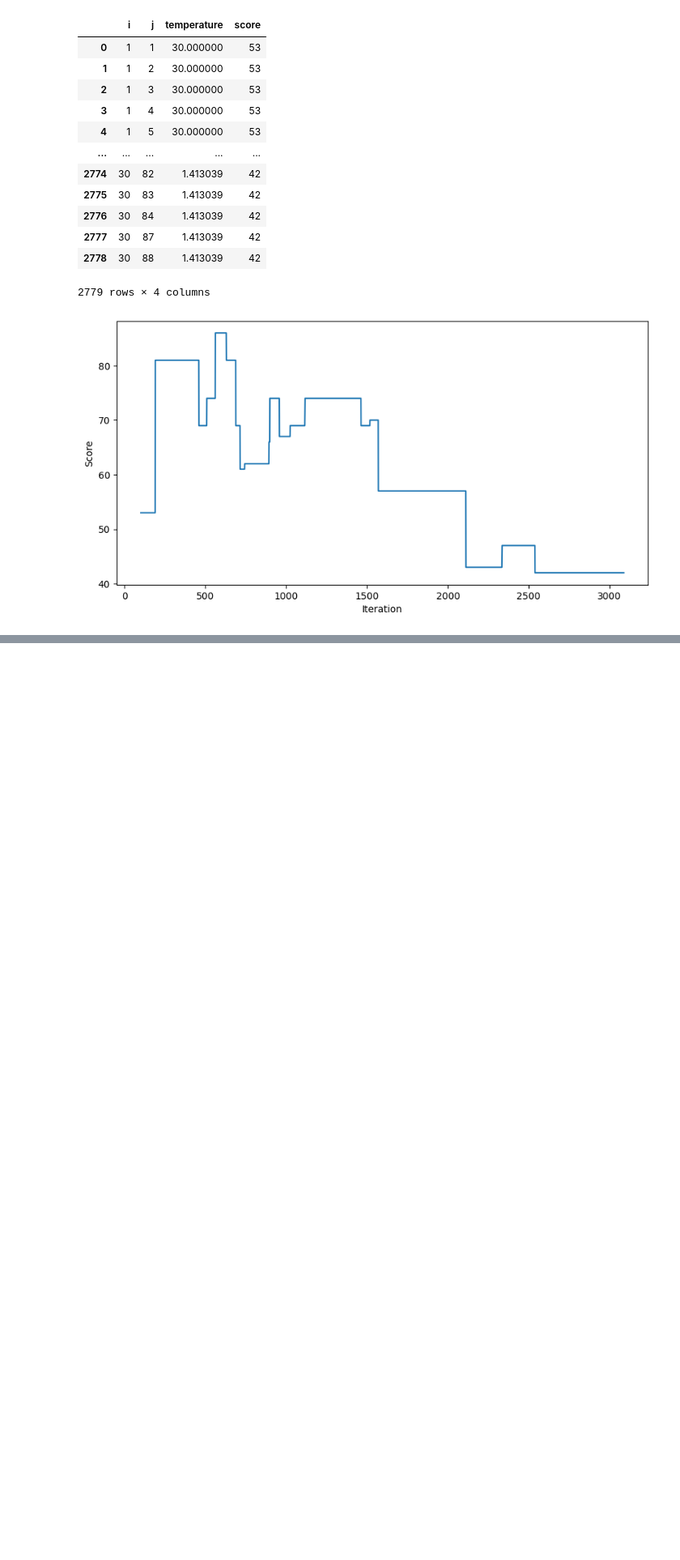
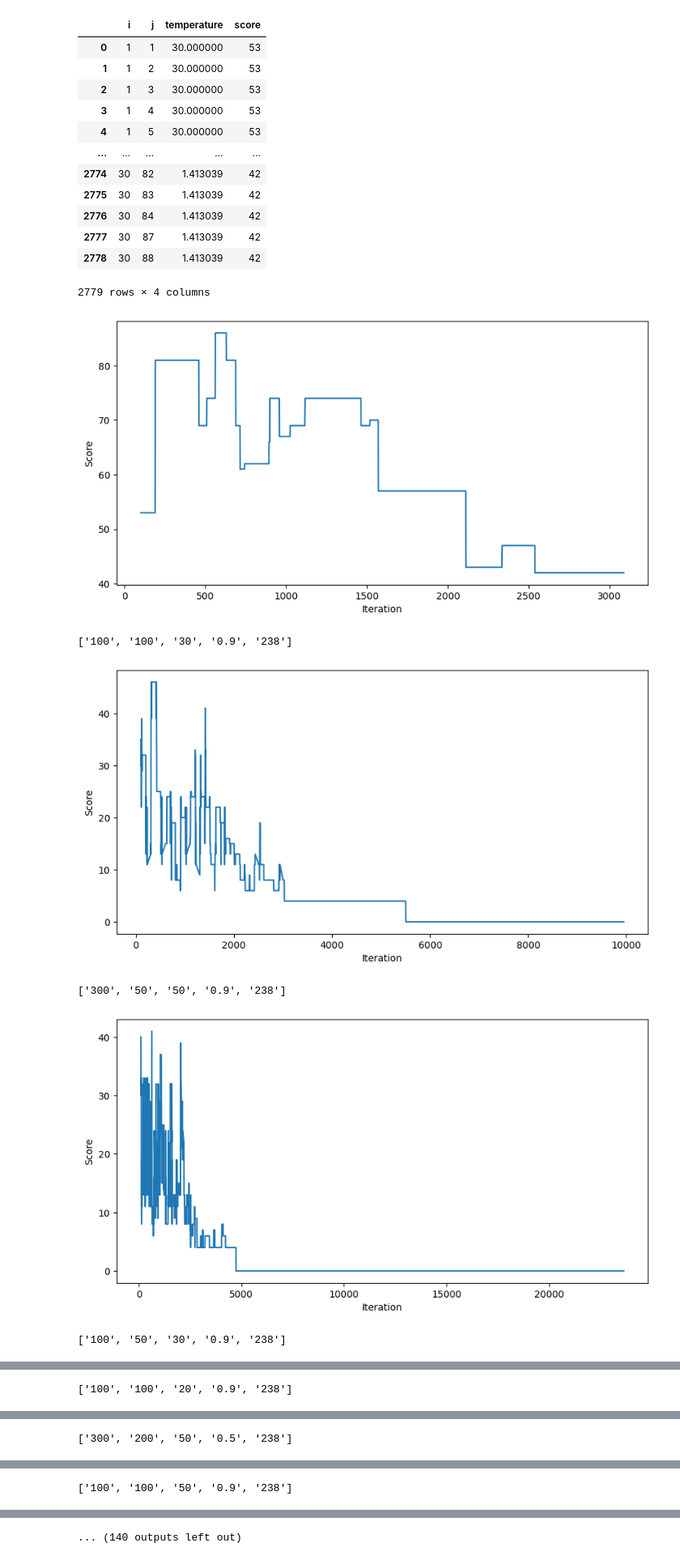
Before and after one commit to rtmonteiro/time_scheduling, a Jupyter notebook: notebooks/show_results.ipynb, the cells around one changed output, grey strips where cells are left out. Shown at 81% size. Saved outputs shown, nothing was run; the diff lists cells and outputs as text; code cells hidden in the pictures; blank space fills up the shorter version.

```diff
--- a/notebooks/show_results.ipynb
+++ b/notebooks/show_results.ipynb
@@ -74,3 +74,25 @@ plt.ylabel('Score')
 plt.show()
 # %% [output]
 [figure]
+# %%
+import os
+
+# For all files in a directory
+# read all lines from the file
+directory = '../out/results/'
+file_paths = [os.path.join(directory, file) for file in os.listdir(directory) if os.path.isfile(os.path.join(directory, file))]
+
+for file_path in file_paths:
+    table, params = define_table(file_path, True)
+    print(params)
+    plt.figure(figsize=(10, 5))
+    plt.plot(table['i']*100+table['j'], table['score'])
+    plt.xlabel('Iteration')
+    plt.ylabel('Score')
+    plt.show()
+# %% [output]
+['100', '100', '30', '0.9', '238']
+[figure, added]
+['300', '50', '50', '0.9', '238']
+[figure, added]
+['100', '50', '30', '0.9', '238']
@@ -76,0 +100 @@ plt.show()
+['100', '100', '20', '0.9', '238']
@@ -76,0 +102 @@ plt.show()
+['300', '200', '50', '0.5', '238']
@@ -76,0 +104 @@ plt.show()
+['100', '100', '50', '0.9', '238']
@@ -76,0 +106 @@ plt.show()
+... (140 outputs left out)
```
Also changed, not shown: parts of 1 cell of this notebook, 4 other files.
